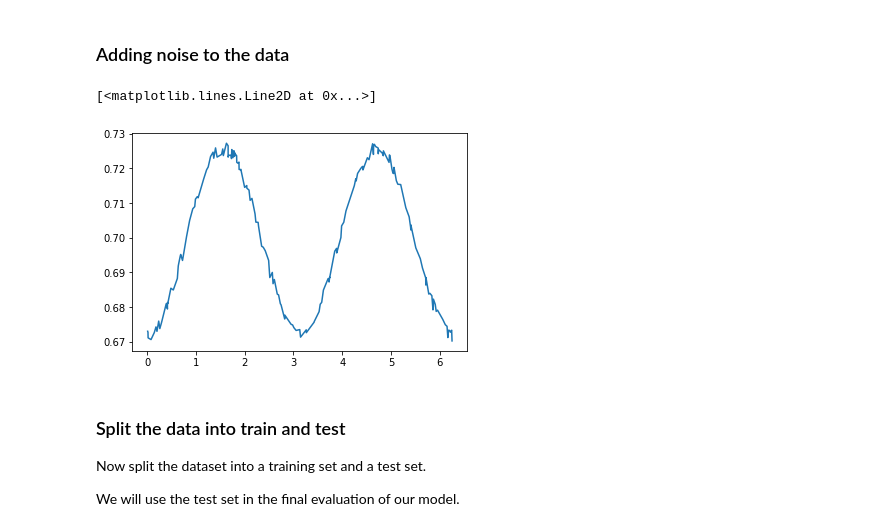
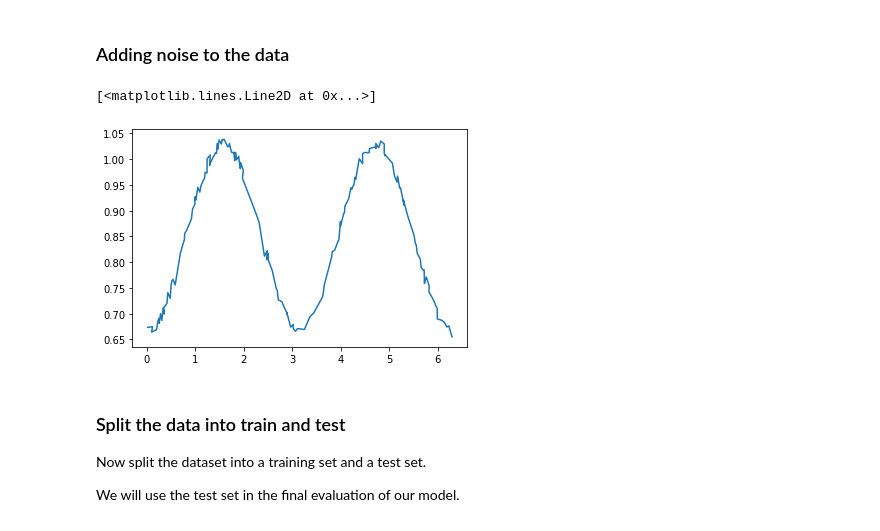
Before and after one commit to sargyri/Drop_Lev, a Jupyter notebook: Machine_learning/test_training_ST_on_model.ipynb, the cells around one changed output. Drawn from its saved outputs; the diff is of its cells as text; code cells hidden in the pictures.

```diff
--- a/Machine_learning/test_training_ST_on_model.ipynb
+++ b/Machine_learning/test_training_ST_on_model.ipynb
@@ -425,6 +412,7 @@ raw_dataset.to_csv('./dataset.csv',index=False)
 raw_dataset=pd.read_csv('dataset.csv')
 
 dataset = raw_dataset.copy()
+dataset.pop('vol')
 dataset.tail()
 # %% [output]
 |  | theta | theta.1 | theta.2 | theta.3 | theta.4 | theta.5 | theta.6 | theta.7 | theta.8 | theta.9 | theta.10 | ... |
@@ -439,26 +427,26 @@ dataset.tail()
 # %%
 #tf.random.set_seed(5);
 #Gaussian_noise=tf.random.normal(shape=[dataset.shape], mean=0, stddev=1, dtype=tf.dtypes.float64)
 
 #dataset_Gauss=dataset+Gaussian_noise
 #plt.figure()
 ##plt.plot(Gaussian_noise[:, 2])
 #min(Gaussian_noise.all())
 #max(Gaussian_noise.all())
 np.random.seed(seed=1)
-noise = np.random.random(size=dataset.shape)*0.004
+noise = np.random.random(size=dataset.shape)*0.01
 #print(noise)
 dataset=dataset+noise
 #dataset_noise[0, 0:sampling]
 plt.figure()
 plt.plot(dataset.iloc[0, 0:sampling], dataset.iloc[0, sampling:sampling*2])
 # plt.figure()
 # plt.plot(dataset.iloc[10000, 0:sampling], dataset.iloc[10000, sampling:sampling*2])
 # plt.figure()
 # plt.plot(dataset.iloc[19999, 0:sampling], dataset.iloc[19999, sampling:sampling*2])
 # %% [output]
 [<matplotlib.lines.Line2D at 0x...>]
-[figure, old version]
+[figure, new version]
 # %% [markdown]
 ### Split the data into train and test
 
```
Also changed, not shown: parts of 15 cells of this notebook.
